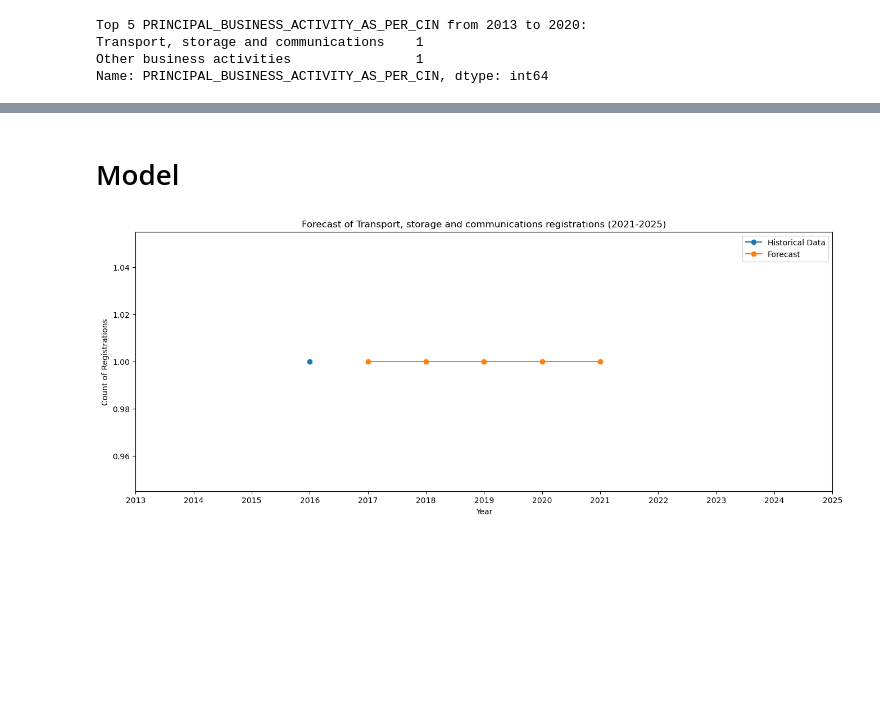
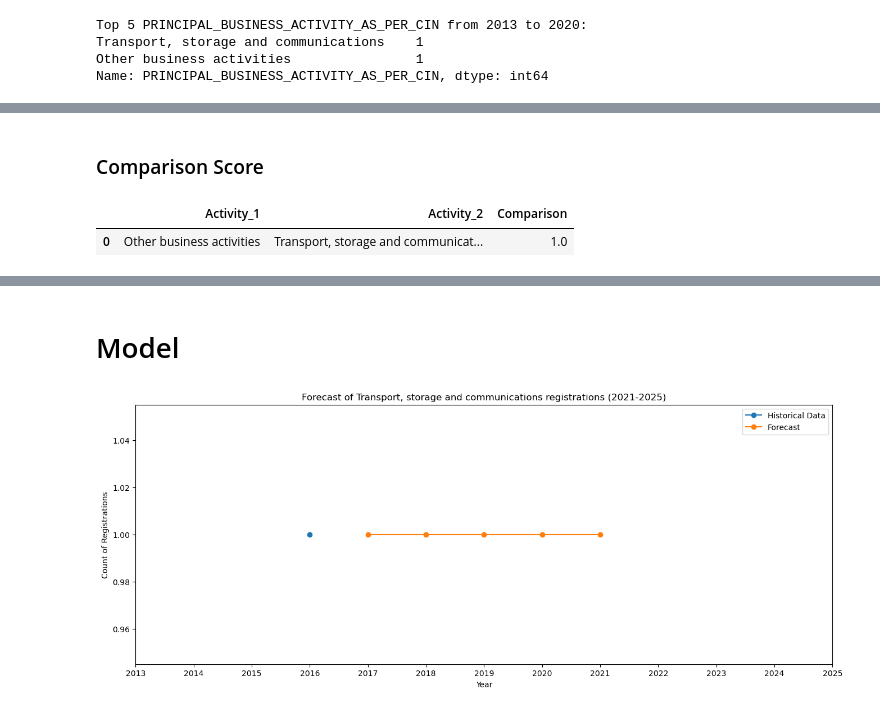
Before and after one commit to Soumiksb06/Statewise-business-comparison-and-forecast, a Jupyter notebook: SK_Companies.ipynb, the cells around one changed output, grey strips where cells are left out. Cells and saved outputs as stored; diff of their text form; code cells hidden in the pictures; blank space fills up the shorter version.

```diff
--- a/SK_Companies.ipynb
+++ b/SK_Companies.ipynb
@@ -158,0 +186,23 @@ Name: PRINCIPAL_BUSINESS_ACTIVITY_AS_PER_CIN, dtype: int64
+# %% [markdown]
+### Comparison Score
+# %%
+# Create an empty DataFrame to store the results
+results_df = pd.DataFrame(columns=['Activity_1', 'Activity_2', 'Comparison'])
+
+# Comparative Analysis: This compares the mean paid-up capital of all business activities.
+# It helps in understanding their relative performance and market standing.
+for i in range(len(grouped_df) - 1):
+    for j in range(i + 1, len(grouped_df)):
+        activity1_capital = grouped_df.loc[i, 'PAIDUP_CAPITAL']
+        activity2_capital = grouped_df.loc[j, 'PAIDUP_CAPITAL']
+        comparison = activity1_capital / activity2_capital
+        new_row = pd.DataFrame({'Activity_1': [grouped_df.loc[i, 'PRINCIPAL_BUSINESS_ACTIVITY_AS_PER_CIN']],
+                                'Activity_2': [grouped_df.loc[j, 'PRINCIPAL_BUSINESS_ACTIVITY_AS_PER_CIN']],
+                                'Comparison': [comparison]})
+        results_df = pd.concat([results_df, new_row], ignore_index=True)
+
+# Print the results DataFrame
+results_df
+# %% [output]
+|  | Activity_1 | Activity_2 | Comparison |
+| 0 | Other business activities | Transport, storage and communicat... | 1.0 |
```
Also changed, not shown: parts of 11 cells of this notebook.
